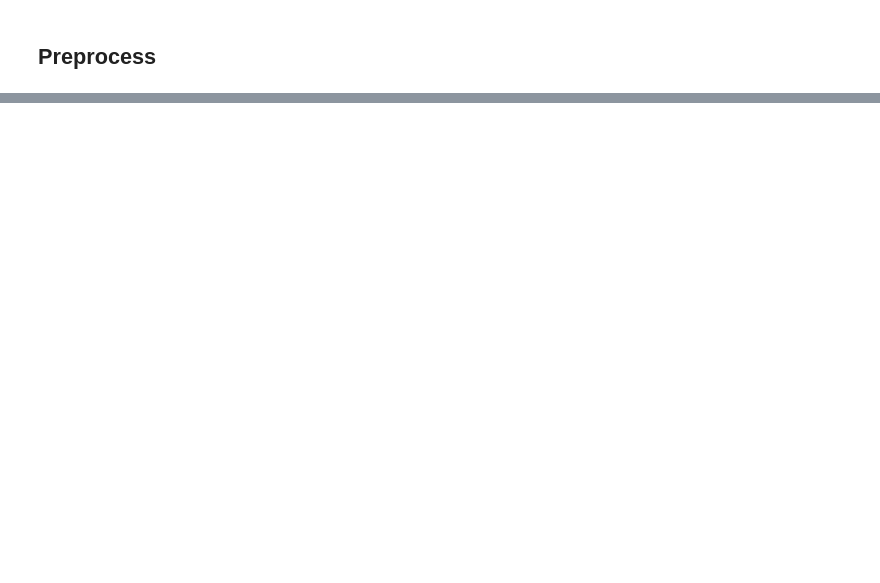
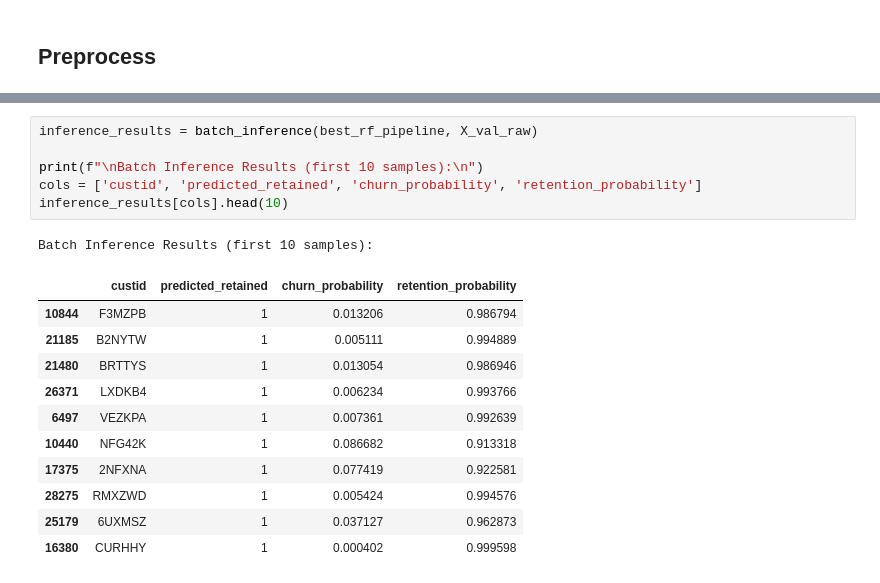
Before and after one commit to pyt3r/springboard-package, a Jupyter notebook: assignments/Student_MLE_MiniProject_Churn_Prediction/standalone.ipynb, the cells around one changed output, grey strips where cells are left out. Drawn from its saved outputs; the diff is of its cells as text; blank space fills up the shorter version.

```diff
--- a/assignments/Student_MLE_MiniProject_Churn_Prediction/standalone.ipynb
+++ b/assignments/Student_MLE_MiniProject_Churn_Prediction/standalone.ipynb
@@ -298,0 +356,19 @@ Top 5 Parameter Combinations:
+# %%
+inference_results = batch_inference(best_rf_pipeline, X_val_raw)
+
+print(f"\nBatch Inference Results (first 10 samples):\n")
+cols = ['custid', 'predicted_retained', 'churn_probability', 'retention_probability']
+inference_results[cols].head(10)
+# %% [output]
+Batch Inference Results (first 10 samples):
+|  | custid | predicted_retained | churn_probability | retention_probability |
+| 10844 | F3MZPB | 1 | 0.013206 | 0.986794 |
+| 21185 | B2NYTW | 1 | 0.005111 | 0.994889 |
+| 21480 | BRTTYS | 1 | 0.013054 | 0.986946 |
+| 26371 | LXDKB4 | 1 | 0.006234 | 0.993766 |
+| 6497 | VEZKPA | 1 | 0.007361 | 0.992639 |
+| 10440 | NFG42K | 1 | 0.086682 | 0.913318 |
+| 17375 | 2NFXNA | 1 | 0.077419 | 0.922581 |
+| 28275 | RMXZWD | 1 | 0.005424 | 0.994576 |
+| 25179 | 6UXMSZ | 1 | 0.037127 | 0.962873 |
+| 16380 | CURHHY | 1 | 0.000402 | 0.999598 |
```
Also changed, not shown: parts of 28 cells of this notebook.
